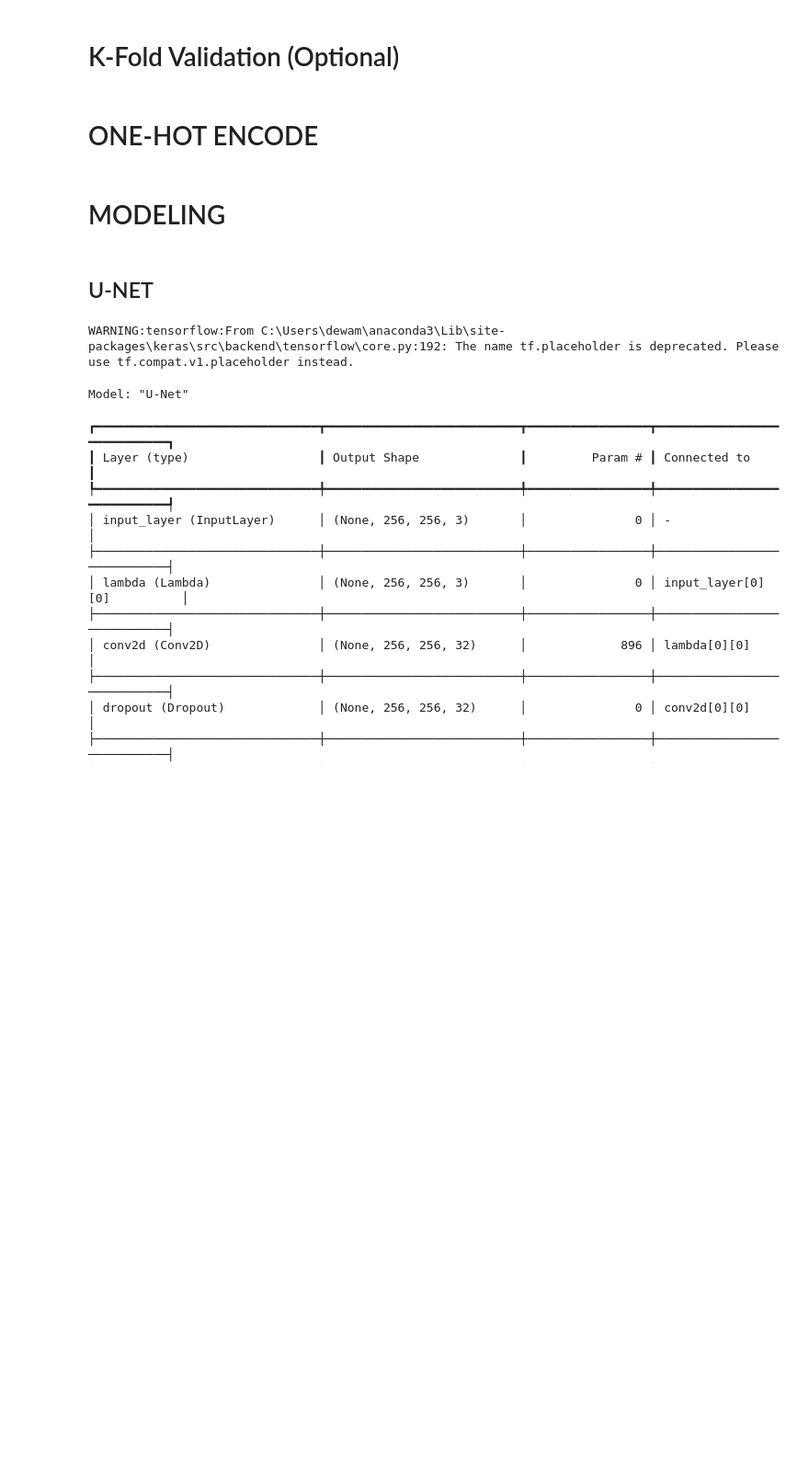
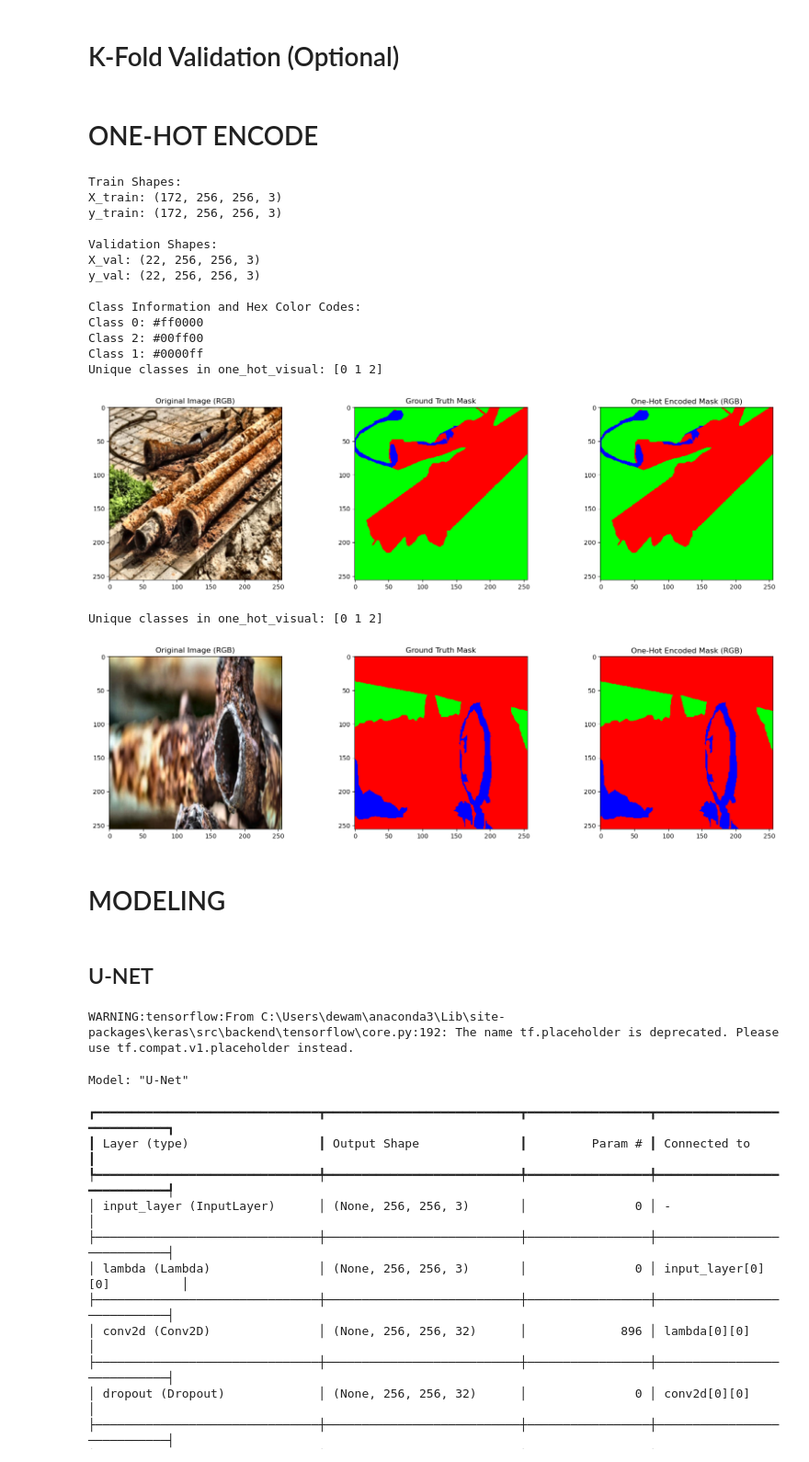
Before and after one commit to mpfordreamer/Image-Segmentation-3Class, a Jupyter notebook: ImageSegmentation3Class.ipynb, the cells around one changed output. Shown at 92% size. Cells and saved outputs as stored; diff of their text form; code cells hidden in the pictures; blank space fills up the shorter version.

Commit message:
Update for Images Segmentation 3 Class

```diff
--- a/ImageSegmentation3Class.ipynb
+++ b/ImageSegmentation3Class.ipynb
@@ -1539,8 +591,15 @@ base_split = os.path.join(path, "data_split")
 # %%
 import os
 import numpy as np
-import cv2  # Impor OpenCV
+import cv2  # Import OpenCV
+import shutil  # Import shutil for file operations
+from sklearn.model_selection import train_test_split
 import matplotlib.pyplot as plt
+
+# Path to folder 'original' and 'ground_truth'
+base_split = './DATASET'
+train_dir = os.path.join(base_dataset, 'train')
+val_dir = os.path.join(base_dataset, 'val')
 
 # Convert RGB to HEX color codes
 def rgb_to_hex(rgb):
@@ -1674,33 +733,50 @@ y_test = test_mask_dir
 
 # Print shapes of the datasets for verification
 print("Train Shapes:")
 print("X_train:", X_train.shape)
 print("y_train:", y_train.shape)
 
 print("\nValidation Shapes:")
 print("X_val:", X_val.shape)
 print("y_val:", y_val.shape)
 
 # Define colormap for each class index
 colormap = {
     0: [255, 0, 0],    # Red
     2: [0, 255, 0],    # Green
     1: [0, 0, 255],    # Blue
 }
 
 # Print class information and hex color codes
 print("\nClass Information and Hex Color Codes:")
 for class_index, color in colormap.items():
     hex_color = rgb_to_hex(color)
     print(f'Class {class_index}: {hex_color}')
 
 # Visualize a sample from the training set
 index = 2  # Change this to visualize other samples
 visualize_sample(X_train[index], train_masks[index], y_train[index], colormap)
 
 # Visualize a sample from the validation set
 index_val = 2  # Change this to visualize other samples
 visualize_sample(X_val[index_val], val_masks[index_val], y_val[index_val], colormap)
+# %% [output]
+Train Shapes:
+X_train: (172, 256, 256, 3)
+y_train: (172, 256, 256, 3)
+
+Validation Shapes:
+X_val: (22, 256, 256, 3)
+y_val: (22, 256, 256, 3)
+
+Class Information and Hex Color Codes:
+Class 0: #ff0000
+Class 2: #00ff00
+Class 1: #0000ff
+Unique classes in one_hot_visual: [0 1 2]
+[figure, added]
+Unique classes in one_hot_visual: [0 1 2]
+[figure, added]
 # %% [markdown]
 # MODELING
 # %% [markdown]
```
Also changed, not shown: parts of 30 cells of this notebook.
